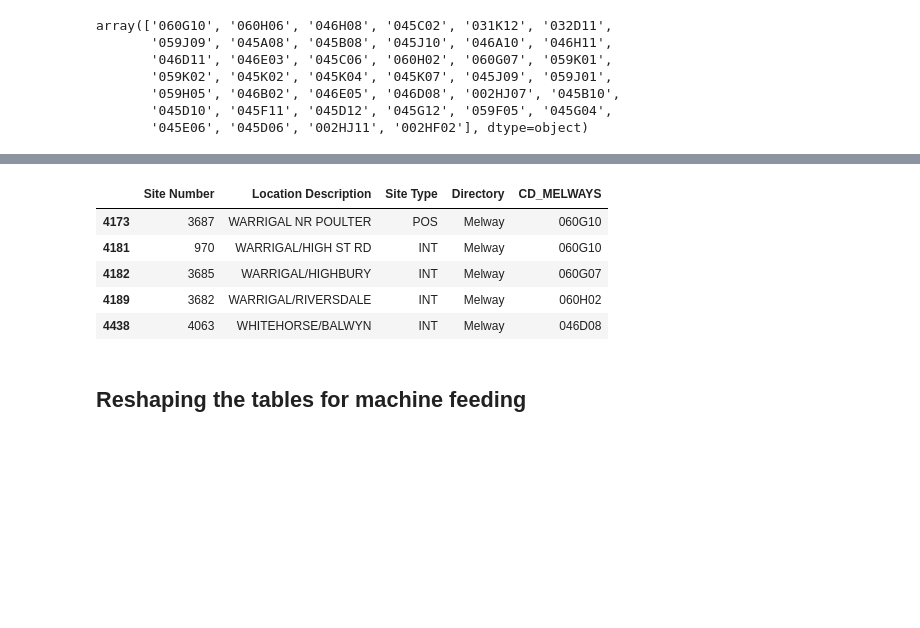
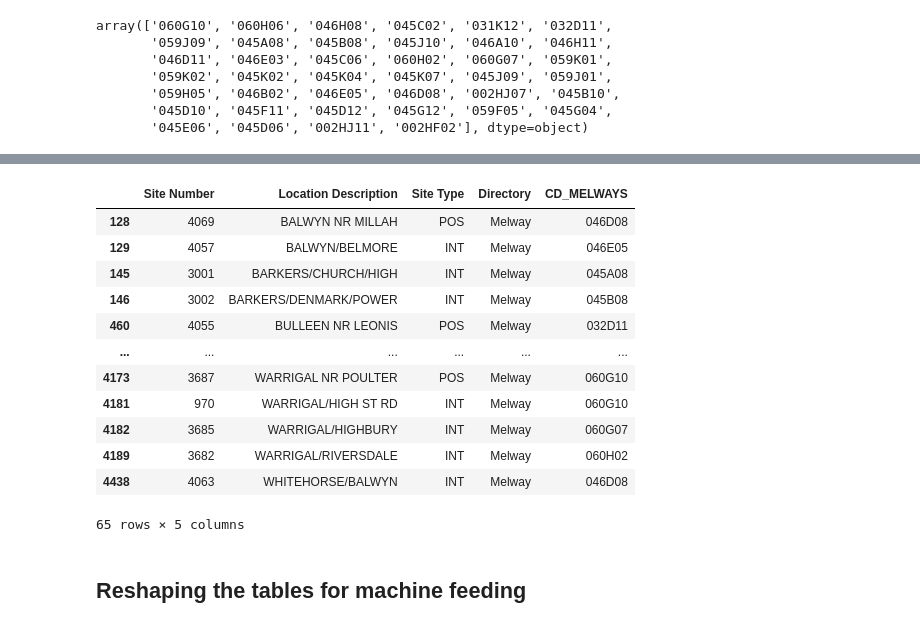
Before and after one commit to hengrvisal/Traffic-Flow-Prediction-System-TPFS, a Jupyter notebook: processing_data.ipynb, the cells around one changed output, grey strips where cells are left out. Cells and saved outputs as stored; diff of their text form; code cells hidden in the pictures; blank space fills up the shorter version.

```diff
--- a/processing_data.ipynb
+++ b/processing_data.ipynb
@@ -88,13 +79,20 @@ df_scats_data_october
 # %%
 filtered_site_listing_vicroads = df_scats_site_listing[df_scats_site_listing['CD_MELWAYS'].isin(common_cd_melways)]
-filtered_site_listing_vicroads.tail()
+filtered_site_listing_vicroads
 # %% [output]
 |  | Site Number | Location Description | Site Type | Directory | CD_MELWAYS |
+| 128 | 4069 | BALWYN NR MILLAH | POS | Melway | 046D08 |
+| 129 | 4057 | BALWYN/BELMORE | INT | Melway | 046E05 |
+| 145 | 3001 | BARKERS/CHURCH/HIGH | INT | Melway | 045A08 |
+| 146 | 3002 | BARKERS/DENMARK/POWER | INT | Melway | 045B08 |
+| 460 | 4055 | BULLEEN NR LEONIS | POS | Melway | 032D11 |
+| ... | ... | ... | ... | ... | ... |
 | 4173 | 3687 | WARRIGAL NR POULTER | POS | Melway | 060G10 |
 | 4181 | 970 | WARRIGAL/HIGH ST RD | INT | Melway | 060G10 |
 | 4182 | 3685 | WARRIGAL/HIGHBURY | INT | Melway | 060G07 |
 | 4189 | 3682 | WARRIGAL/RIVERSDALE | INT | Melway | 060H02 |
 | 4438 | 4063 | WHITEHORSE/BALWYN | INT | Melway | 046D08 |
+65 rows × 5 columns
 # %% [markdown]
 ## **Reshaping the tables for machine feeding**
 # %%
```
Also changed, not shown: parts of 3 cells of this notebook, 1 other file.
